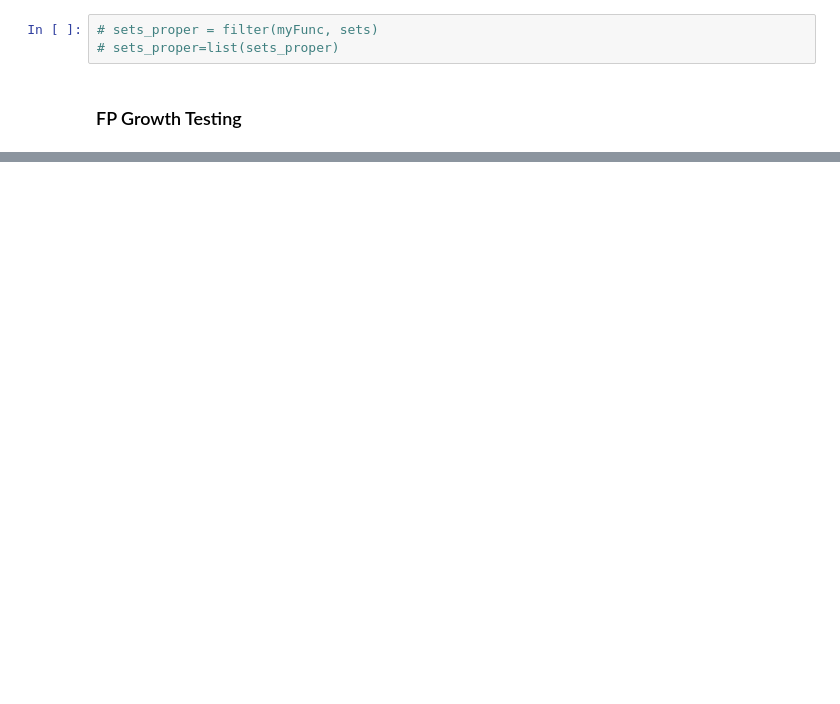
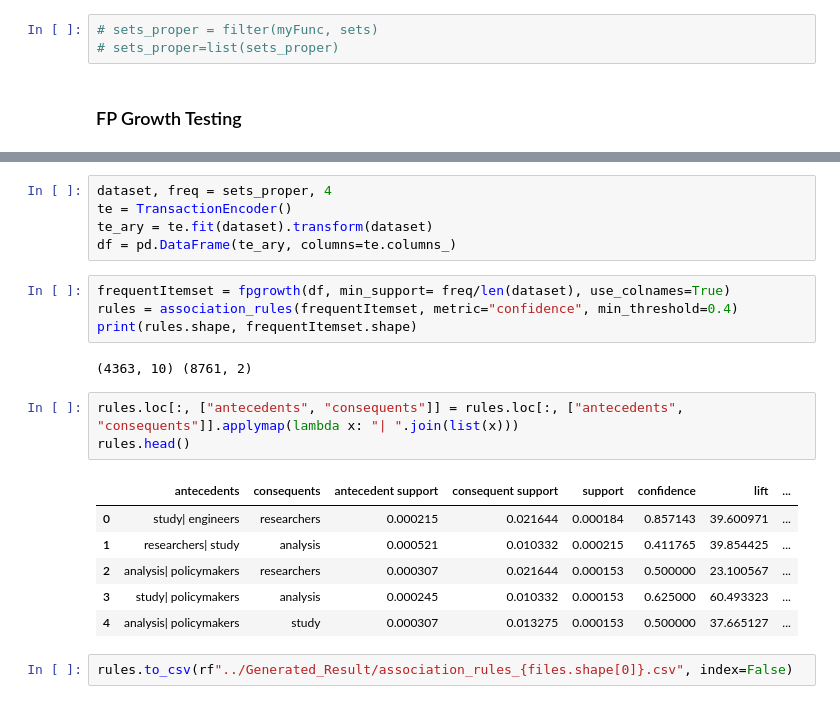
Before and after one commit to sinomark123/knowledge-graph-for-stakeholder-risks-detection-in-mega-infrastructure-projects, a Jupyter notebook: LLama_result_clean/FP_Growth_Inference/FP_growth.ipynb, the cells around one changed output, grey strips where cells are left out. Saved outputs shown, nothing was run; the diff lists cells and outputs as text; blank space fills up the shorter version.

```diff
--- a/LLama_result_clean/FP_Growth_Inference/FP_growth.ipynb
+++ b/LLama_result_clean/FP_Growth_Inference/FP_growth.ipynb
@@ -119,0 +115,23 @@ FPGrowthModel: uid=FPGrowth_7868bf101870, numTrainingRecords=8802
+# %%
+dataset, freq = sets_proper, 4
+te = TransactionEncoder()
+te_ary = te.fit(dataset).transform(dataset)
+df = pd.DataFrame(te_ary, columns=te.columns_)
+# %%
+frequentItemset = fpgrowth(df, min_support= freq/len(dataset), use_colnames=True)
+rules = association_rules(frequentItemset, metric="confidence", min_threshold=0.4)
+print(rules.shape, frequentItemset.shape)
+# %% [output]
+(4363, 10) (8761, 2)
+# %%
+rules.loc[:, ["antecedents", "consequents"]] = rules.loc[:, ["antecedents", "consequents"]].applymap(lambda x: "| ".join(list(x)))
+rules.head()
+# %% [output]
+|  | antecedents | consequents | antecedent support | consequent support | support | confidence | lift | ... |
+| 0 | study| engineers | researchers | 0.000215 | 0.021644 | 0.000184 | 0.857143 | 39.600971 | ... |
+| 1 | researchers| study | analysis | 0.000521 | 0.010332 | 0.000215 | 0.411765 | 39.854425 | ... |
+| 2 | analysis| policymakers | researchers | 0.000307 | 0.021644 | 0.000153 | 0.500000 | 23.100567 | ... |
+| 3 | study| policymakers | analysis | 0.000245 | 0.010332 | 0.000153 | 0.625000 | 60.493323 | ... |
+| 4 | analysis| policymakers | study | 0.000307 | 0.013275 | 0.000153 | 0.500000 | 37.665127 | ... |
+# %%
+rules.to_csv(rf"../Generated_Result/association_rules_{files.shape[0]}.csv", index=False)
```
Also changed, not shown: parts of 10 cells of this notebook, 21 other files.
